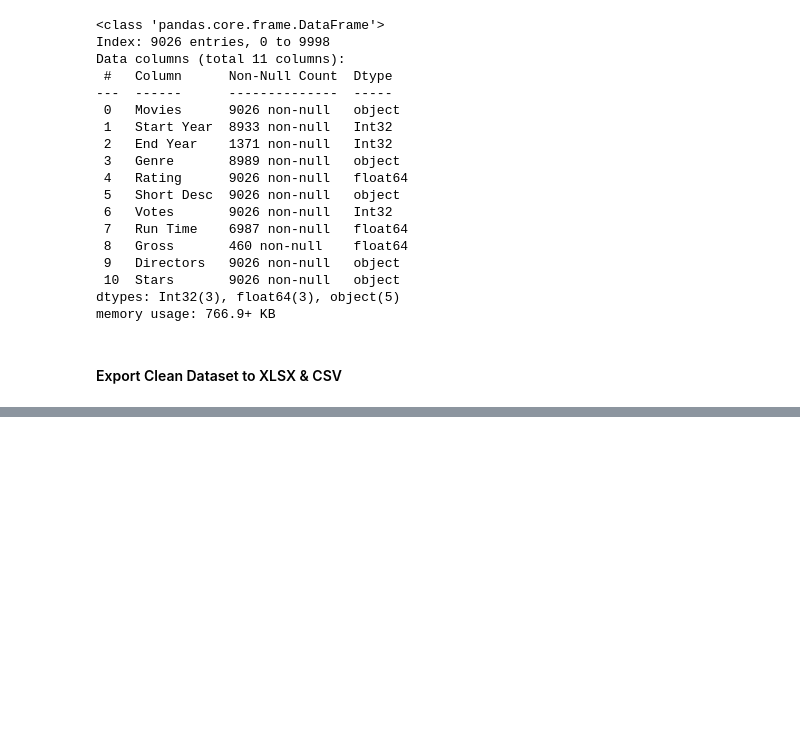
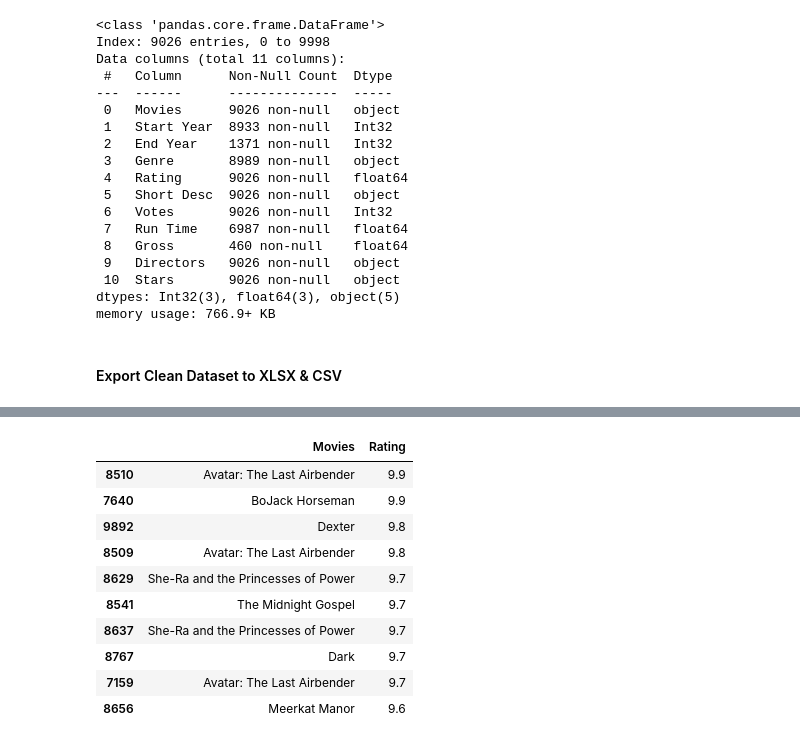
Before and after one commit to FayRd/Movies-Data-Analysis, a Jupyter notebook: main.ipynb, the cells around one changed output, grey strips where cells are left out. Cells and saved outputs as stored; diff of their text form; code cells hidden in the pictures; blank space fills up the shorter version.

```diff
--- a/main.ipynb
+++ b/main.ipynb
@@ -585,0 +633,18 @@ df_format.to_excel('Data/cleaned_movies.xlsx', index=False)
+# %%
+# 2. Highest rated movies
+df_view_2 = df_format[['Movies', 'Rating']].copy()
+df_view_2 = df_view_2.sort_values(by='Rating', ascending=False)
+
+display(df_view_2.head(show_rows))
+# %% [output]
+|  | Movies | Rating |
+| 8510 | Avatar: The Last Airbender | 9.9 |
+| 7640 | BoJack Horseman | 9.9 |
+| 9892 | Dexter | 9.8 |
+| 8509 | Avatar: The Last Airbender | 9.8 |
+| 8629 | She-Ra and the Princesses of Power | 9.7 |
+| 8541 | The Midnight Gospel | 9.7 |
+| 8637 | She-Ra and the Princesses of Power | 9.7 |
+| 8767 | Dark | 9.7 |
+| 7159 | Avatar: The Last Airbender | 9.7 |
+| 8656 | Meerkat Manor | 9.6 |
```
Also changed, not shown: parts of 6 cells of this notebook, 1 other file.
